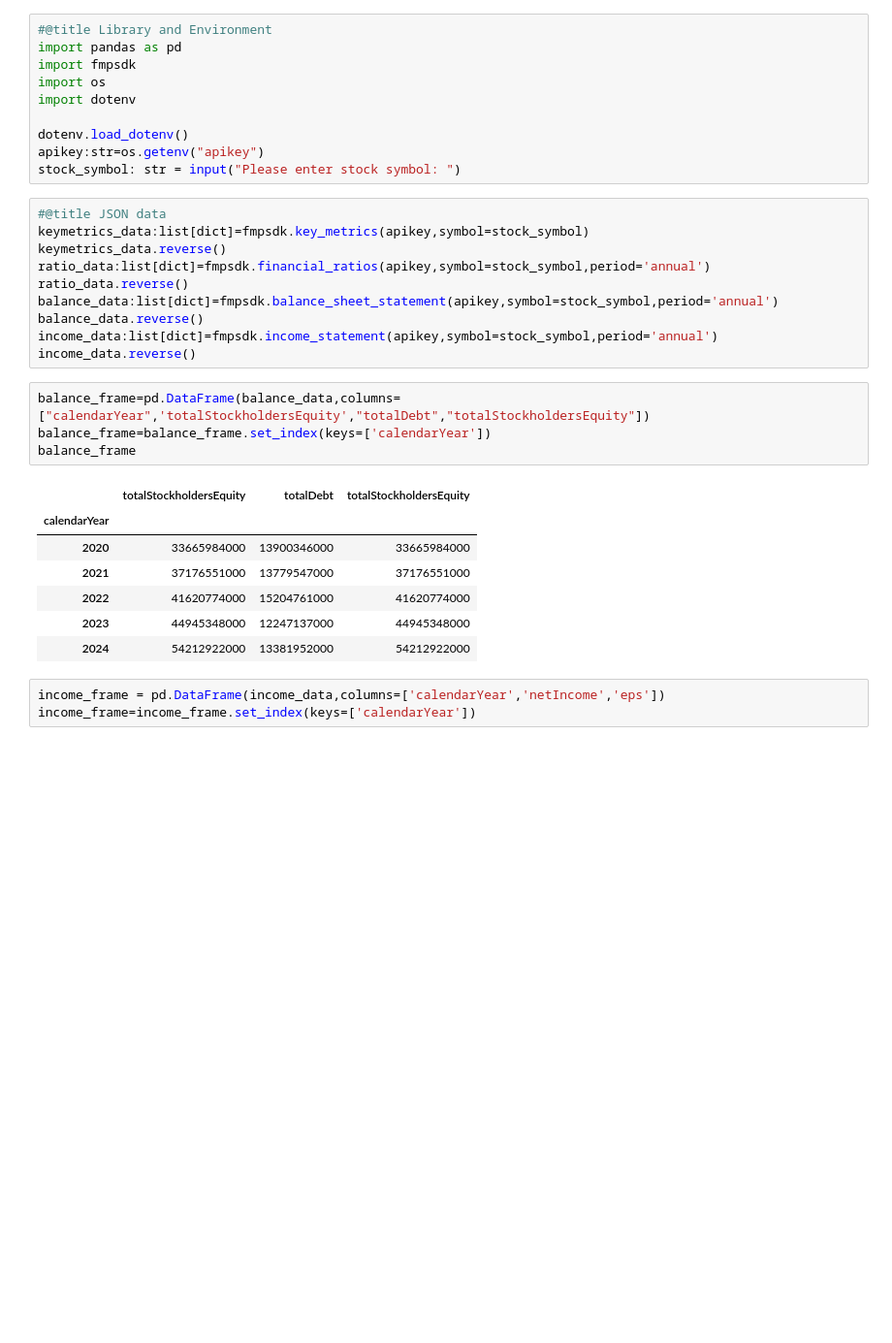
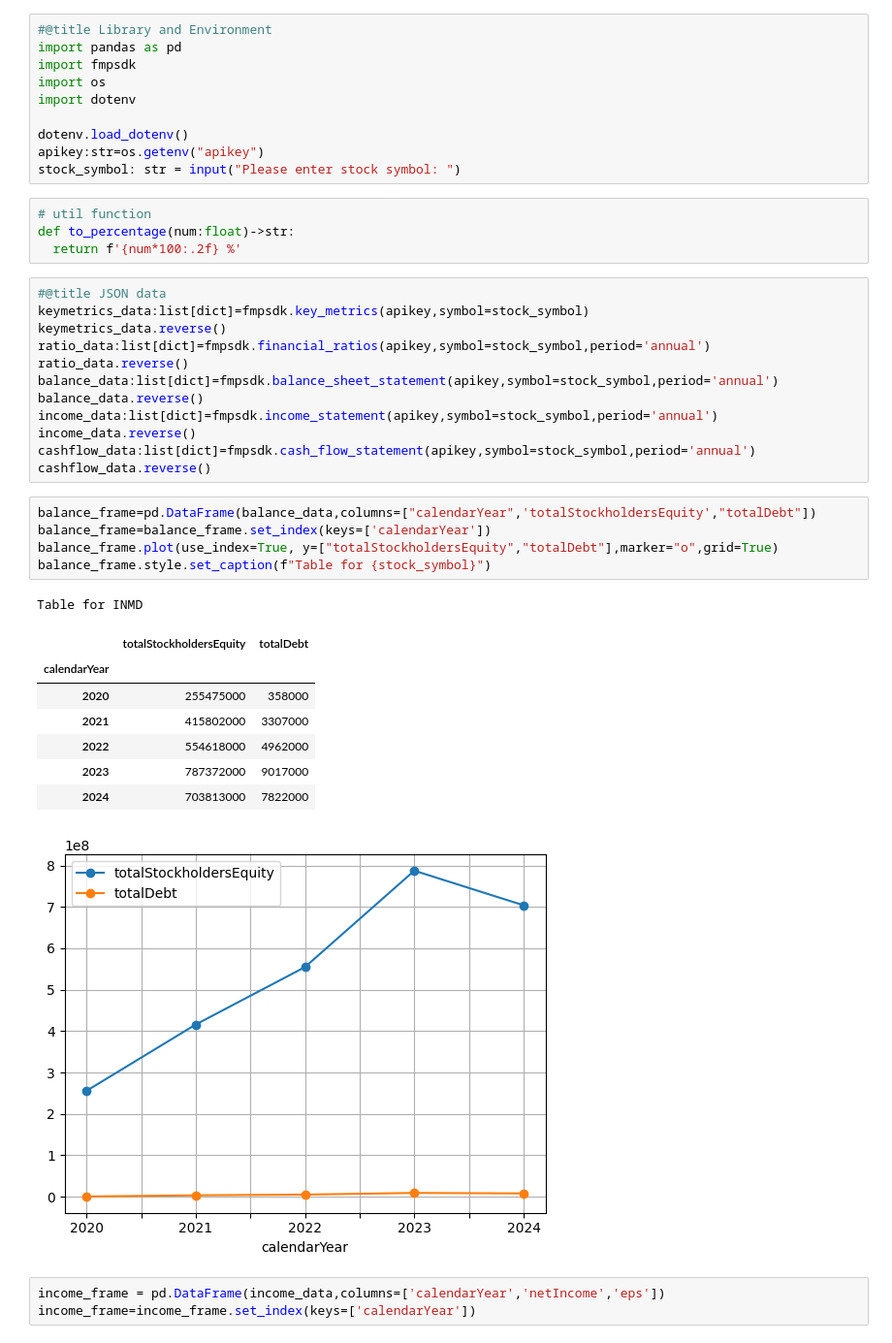
Before and after one commit to fbcharles747/company_evaluation, a Jupyter notebook: Buffet_accounting_book_playground.ipynb, the cells around one changed output. Shown: that part at 97% size. Saved outputs shown, nothing was run; the diff lists cells and outputs as text; blank space fills up the shorter version.

```diff
--- a/Buffet_accounting_book_playground.ipynb
+++ b/Buffet_accounting_book_playground.ipynb
@@ -8,6 +8,10 @@ import dotenv
 dotenv.load_dotenv()
 apikey:str=os.getenv("apikey")
 stock_symbol: str = input("Please enter stock symbol: ")
+# %%
+# util function
+def to_percentage(num:float)->str:
+  return f'{num*100:.2f} %'
 # %%
 #@title JSON data
 keymetrics_data:list[dict]=fmpsdk.key_metrics(apikey,symbol=stock_symbol)
@@ -18,18 +22,23 @@ balance_data:list[dict]=fmpsdk.balance_sheet_statement(apikey,symbol=stock_symbo
 balance_data.reverse()
 income_data:list[dict]=fmpsdk.income_statement(apikey,symbol=stock_symbol,period='annual')
 income_data.reverse()
+cashflow_data:list[dict]=fmpsdk.cash_flow_statement(apikey,symbol=stock_symbol,period='annual')
+cashflow_data.reverse()
 # %%
-balance_frame=pd.DataFrame(balance_data,columns=["calendarYear",'totalStockholdersEquity',"totalDebt","totalStockholdersEquity"])
+balance_frame=pd.DataFrame(balance_data,columns=["calendarYear",'totalStockholdersEquity',"totalDebt"])
 balance_frame=balance_frame.set_index(keys=['calendarYear'])
-balance_frame
+balance_frame.plot(use_index=True, y=["totalStockholdersEquity","totalDebt"],marker="o",grid=True)
+balance_frame.style.set_caption(f"Table for {stock_symbol}")
 # %% [output]
+Table for INMD
-|  | totalStockholdersEquity | totalDebt | totalStockholdersEquity |
-| calendarYear |  |  |  |
-| 2020 | 33665984000 | 13900346000 | 33665984000 |
-| 2021 | 37176551000 | 13779547000 | 37176551000 |
-| 2022 | 41620774000 | 15204761000 | 41620774000 |
-| 2023 | 44945348000 | 12247137000 | 44945348000 |
-| 2024 | 54212922000 | 13381952000 | 54212922000 |
+|  | totalStockholdersEquity | totalDebt |
+| calendarYear |  |  |
+| 2020 | 255475000 | 358000 |
+| 2021 | 415802000 | 3307000 |
+| 2022 | 554618000 | 4962000 |
+| 2023 | 787372000 | 9017000 |
+| 2024 | 703813000 | 7822000 |
+[figure, added]
 # %%
 income_frame = pd.DataFrame(income_data,columns=['calendarYear','netIncome','eps'])
 income_frame=income_frame.set_index(keys=['calendarYear'])
```
Also changed, not shown: parts of 10 cells of this notebook, 2 other files.
